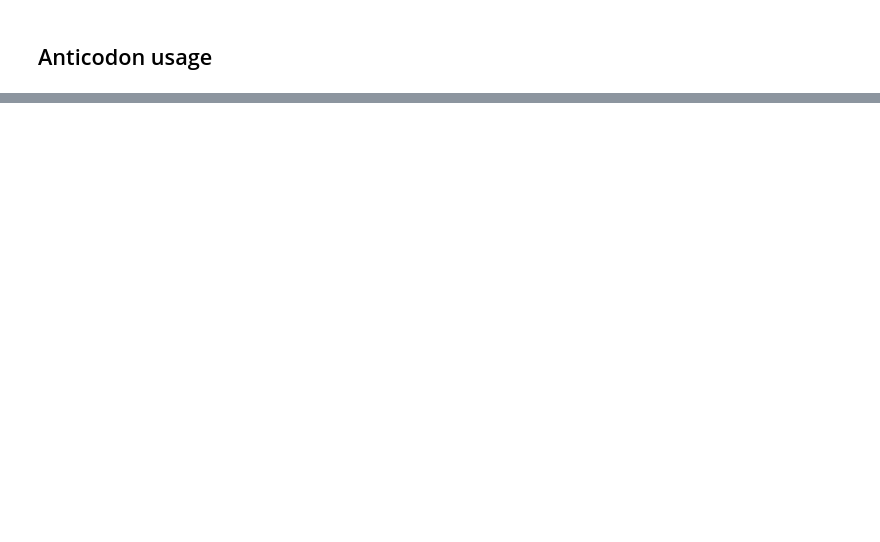
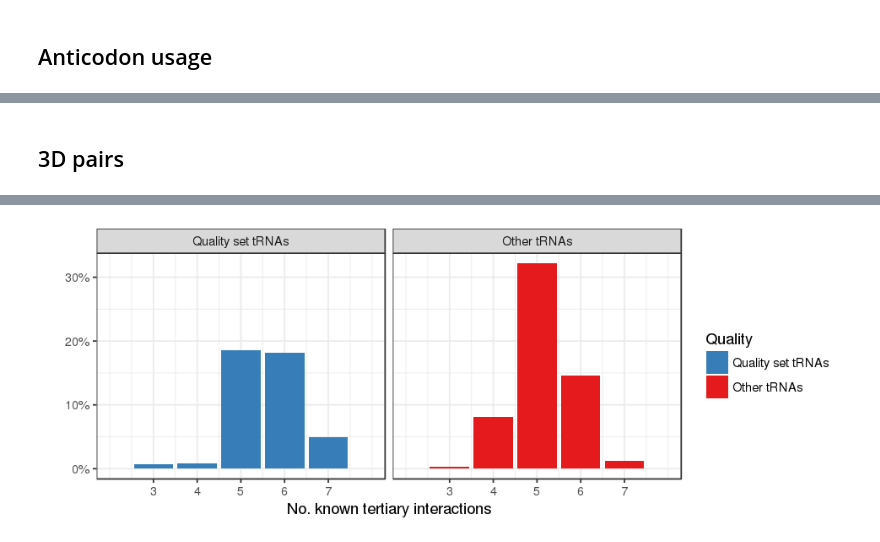
Before and after one commit to bylin/euk-features, a Jupyter notebook: notebooks/quality-set-IDEs.ipynb, the cells around one changed output, grey strips where cells are left out. Drawn from its saved outputs; the diff is of its cells as text; code cells hidden in the pictures; blank space fills up the shorter version.

Commit message:
3d pairs

```diff
--- a/notebooks/quality-set-IDEs.ipynb
+++ b/notebooks/quality-set-IDEs.ipynb
@@ -59,0 +57,18 @@ identities %>% group_by(quality, anticodon) %>%
+# %% [markdown]
+## 3D pairs
+# %%
+options(repr.plot.width=8, repr.plot.height=3)
+tert_pairs = c('X8.14', 'X9.23', 'X10.45', 'X15.48', 'X18.55', 'X19.56', 'X22.46', 'X26.44', 'X54.58')
+pairs = c("A:U", "U:A", "G:C", "C:G", "G:U", "U:G")
+identities %>% select(quality, X8.14, X9.23, X10.45, X15.48, X18.55, X19.56, X22.46, X26.44, X54.58) %>%
+  mutate(Quality=ifelse(quality, "Quality set tRNAs", "Other tRNAs")) %>%
+  mutate(Quality=factor(Quality, levels=c("Quality set tRNAs", "Other tRNAs"))) %>%
+  rowwise() %>%
+  mutate(n3dpairs=sum(c((X8.14 %in% pairs), (X9.23 %in% pairs), (X10.45 %in% pairs), (X15.48 %in% pairs), (X18.55 %in% pairs), (X19.56 %in% pairs), (X22.46 %in% pairs), (X26.44 %in% pairs), (X54.58 %in% pairs)))) %>%
+  ggplot() + geom_bar(aes(x=n3dpairs, y=(..count..)/sum(..count..), fill=Quality)) +
+    facet_wrap(~ Quality) +
+    scale_x_continuous(limits=c(2, 8), breaks=c(3, 4, 5, 6, 7)) +
+    scale_y_continuous(labels=percent_format()) +
+    scale_fill_manual(values=rev(brewer.pal(3, "Set1")[1:2])) +
+    ylab("") + xlab("No. known tertiary interactions")
+# %% [output]
@@ -59,0 +77 @@ identities %>% group_by(quality, anticodon) %>%
+[figure, added]
```
Also changed, not shown: parts of 9 cells of this notebook.
